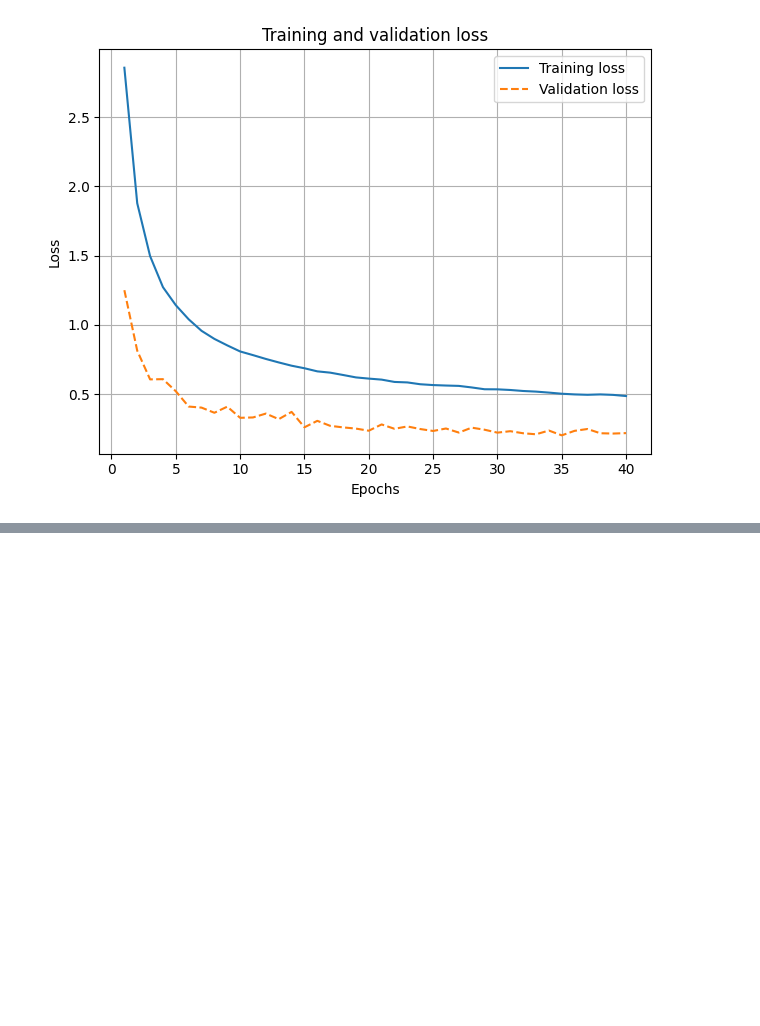
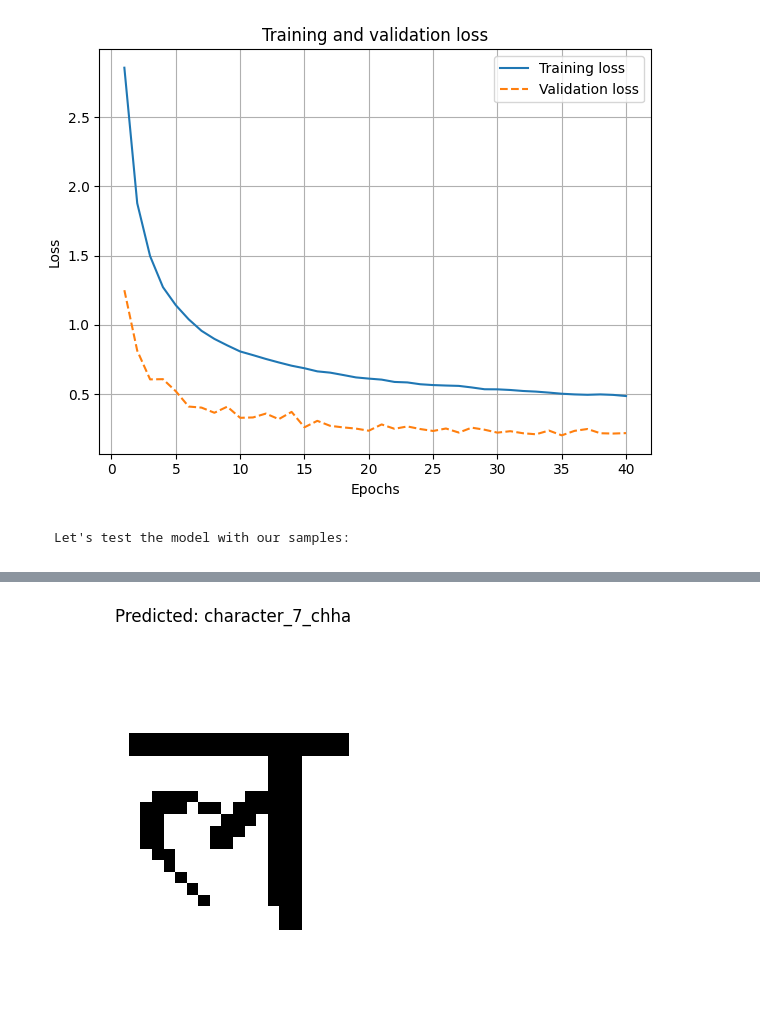
Before and after one commit to Khurdhula-Harshavardhan/Hindi-OCR, a Jupyter notebook: CNN_kernel.ipynb, the cells around one changed output, grey strips where cells are left out. Drawn from its saved outputs; the diff is of its cells as text; code cells hidden in the pictures; blank space fills up the shorter version.

```diff
--- a/CNN_kernel.ipynb
+++ b/CNN_kernel.ipynb
@@ -135,3 +137,34 @@ plt.tight_layout()
 plt.show()
 # %% [output]
 [figure]
+# %% [markdown]
+    Let's test the model with our samples:
+# %%
+img_path = "../Hindi-OCR/ManualTests/la_better.png" #load the image.
+img = image.load_img(img_path, target_size=(32, 32))
+img_array = image.img_to_array(img)
+img_array = np.expand_dims(img_array, axis=0)
+# %%
+import matplotlib.pyplot as plt
+
+# 1. Load and preprocess the image
+# Assuming you have already loaded the image and preprocessed it (resize, convert to array, expand_dims)
+# and stored it in the variable img_array
+
+# Apply rescaling using test_datagen
+img_array = test_datagen.standardize(img_array)
+
+# 2. Make a prediction
+predictions = model.predict(img_array)
+predicted_class = np.argmax(predictions[0])
+
+# 3. Interpret the prediction
+class_labels = list(train_generator.class_indices.keys())
+predicted_label = class_labels[predicted_class]
+
+# 4. Display the image with its predicted label
+plt.imshow(img_array[0])
+plt.title(f"Predicted: {predicted_label}")
+plt.axis('off')
+plt.show()
+# %% [output]
@@ -137,0 +172 @@ plt.show()
+[figure, added]
```
Also changed, not shown: parts of 9 cells of this notebook, 4 other files.
